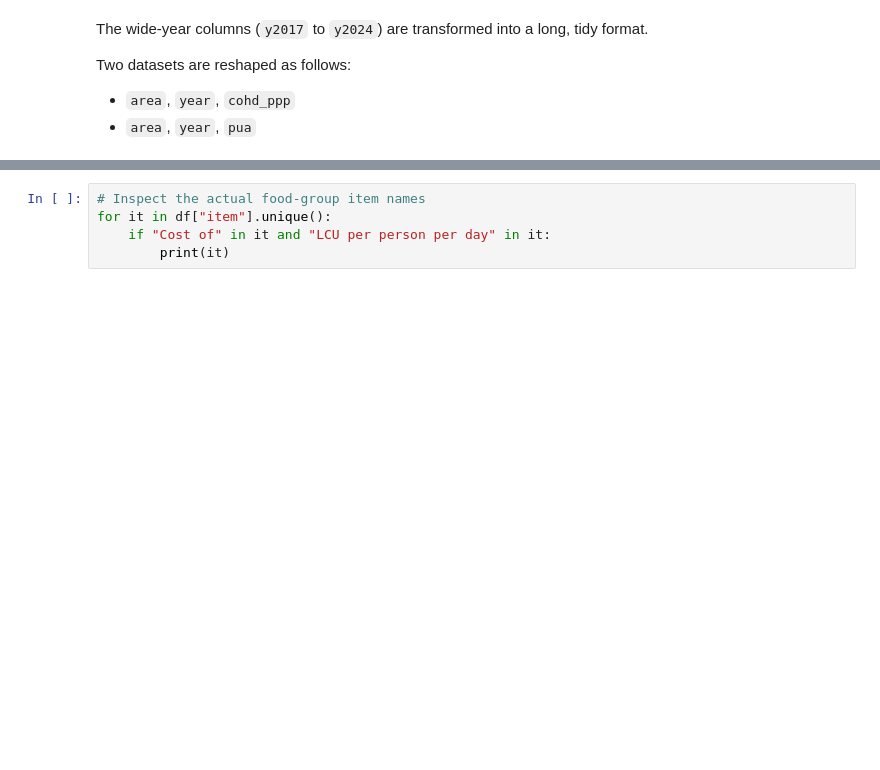
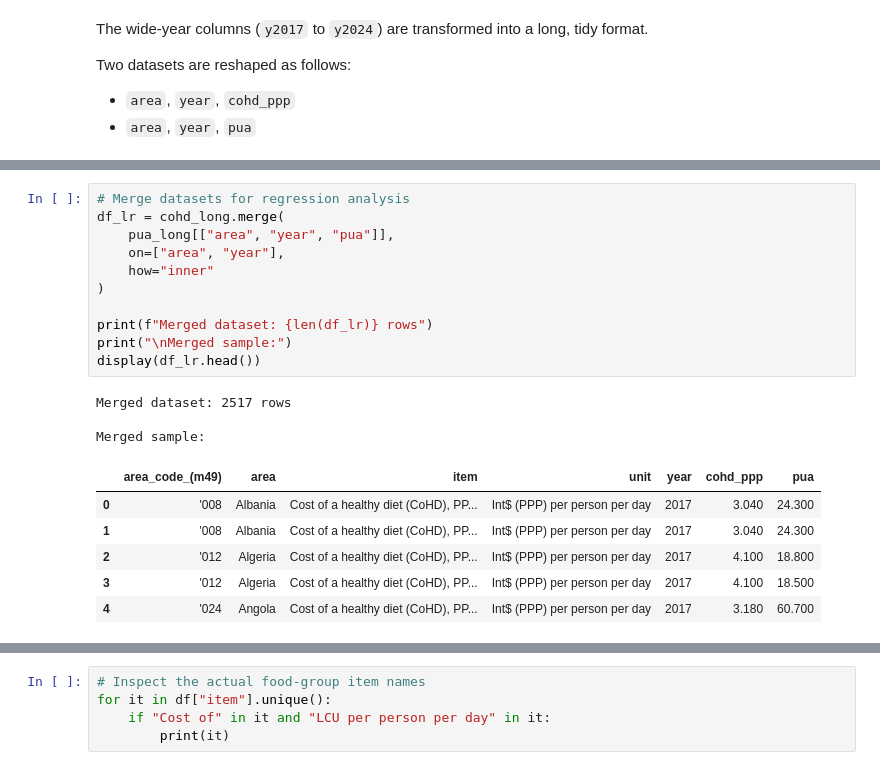
Before and after one commit to muhtar1muhtar/Cost-and-Affordability-of-a-Healthy-Diet-Analysis, a Jupyter notebook: jupyter_notebooks/DataCleaning_&_Preparation.ipynb, the cells around one changed output, grey strips where cells are left out. Cells and saved outputs as stored; diff of their text form; blank space fills up the shorter version.

```diff
--- a/jupyter_notebooks/DataCleaning_&_Preparation.ipynb
+++ b/jupyter_notebooks/DataCleaning_&_Preparation.ipynb
@@ -502,0 +557,21 @@ PUA sample:
+# %%
+# Merge datasets for regression analysis
+df_lr = cohd_long.merge(
+    pua_long[["area", "year", "pua"]],
+    on=["area", "year"],
+    how="inner"
+)
+
+print(f"Merged dataset: {len(df_lr)} rows")
+print("\nMerged sample:")
+display(df_lr.head())
+# %% [output]
+Merged dataset: 2517 rows
+
+Merged sample:
+|  | area_code_(m49) | area | item | unit | year | cohd_ppp | pua |
+| 0 | '008 | Albania | Cost of a healthy diet (CoHD), PP... | Int$ (PPP) per person per day | 2017 | 3.040 | 24.300 |
+| 1 | '008 | Albania | Cost of a healthy diet (CoHD), PP... | Int$ (PPP) per person per day | 2017 | 3.040 | 24.300 |
+| 2 | '012 | Algeria | Cost of a healthy diet (CoHD), PP... | Int$ (PPP) per person per day | 2017 | 4.100 | 18.800 |
+| 3 | '012 | Algeria | Cost of a healthy diet (CoHD), PP... | Int$ (PPP) per person per day | 2017 | 4.100 | 18.500 |
+| 4 | '024 | Angola | Cost of a healthy diet (CoHD), PP... | Int$ (PPP) per person per day | 2017 | 3.180 | 60.700 |
```
Also changed, not shown: parts of 13 cells of this notebook.
